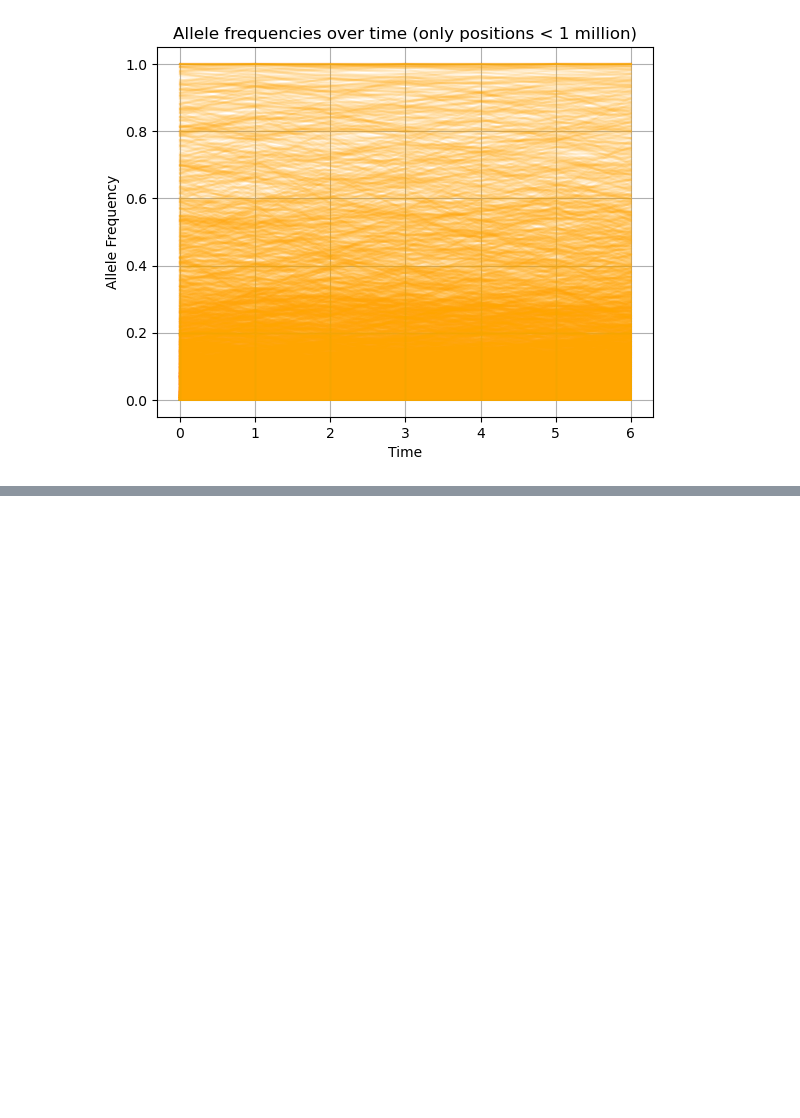
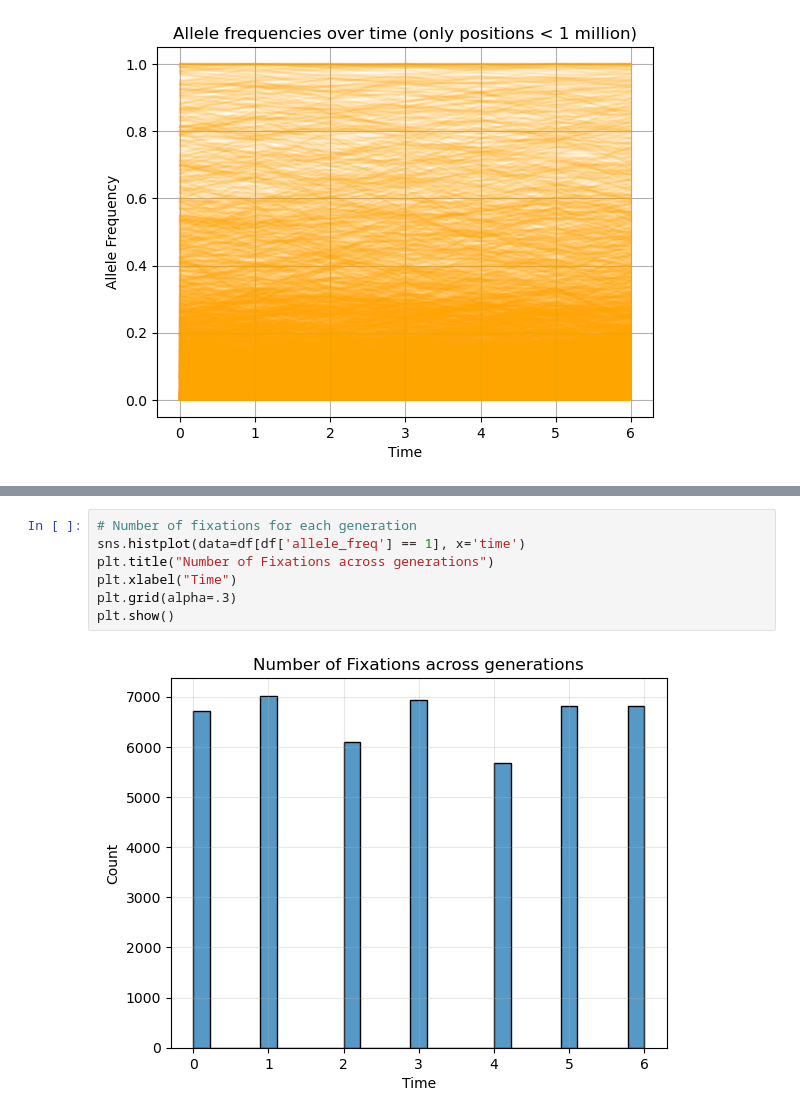
Before and after one commit to Vostanis/predicting_DFE, a Jupyter notebook: notebooks/00_explore.ipynb, the cells around one changed output, grey strips where cells are left out. Drawn from its saved outputs; the diff is of its cells as text; blank space fills up the shorter version.

```diff
--- a/notebooks/00_explore.ipynb
+++ b/notebooks/00_explore.ipynb
@@ -205,0 +209,9 @@ plt.show()
+# %%
+# Number of fixations for each generation
+sns.histplot(data=df[df['allele_freq'] == 1], x='time')
+plt.title("Number of Fixations across generations")
+plt.xlabel("Time")
+plt.grid(alpha=.3)
+plt.show()
+# %% [output]
+[figure, added]
```
Also changed, not shown: parts of 9 cells of this notebook, 6 other files.
